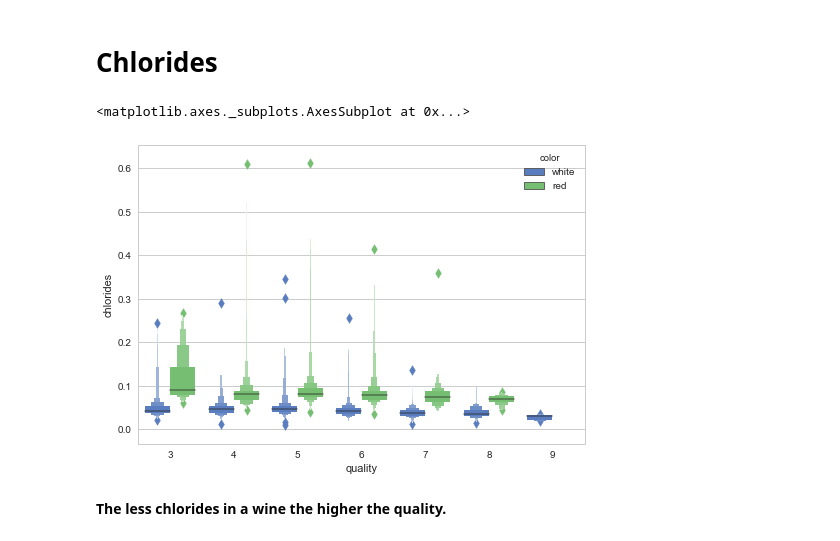
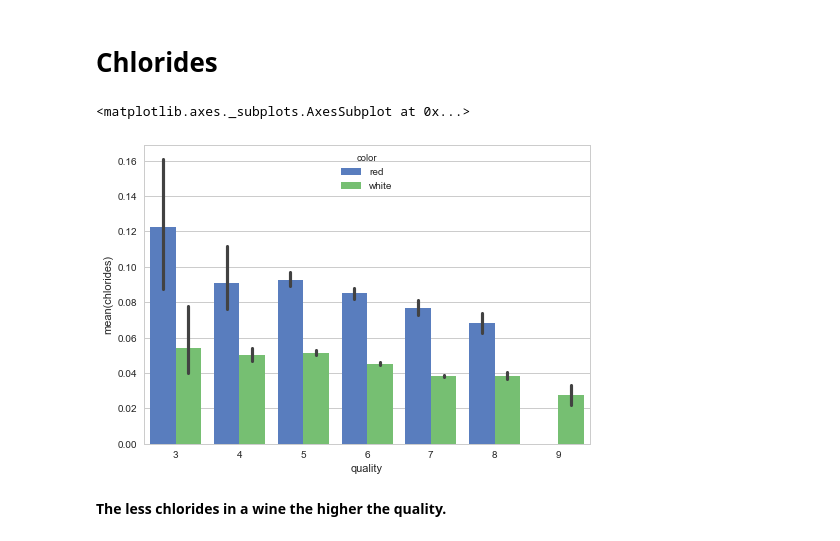
Before and after one commit to simonneutert/wine_quality_data, a Jupyter notebook: Wine Quality Analysis.ipynb, the cells around one changed output. Saved outputs shown, nothing was run; the diff lists cells and outputs as text; code cells hidden in the pictures.

```diff
--- a/Wine Quality Analysis.ipynb
+++ b/Wine Quality Analysis.ipynb
@@ -108,3 +110,8 @@ __no null values in red wine dataframe found__
+# %%
+# this can be crucial :)
+white_wine_df["color"] = white_wine_df["color"].astype("category")
+red_wine_df["color"] = red_wine_df["color"].astype("category")
+wine_df["color"] = wine_df["color"].astype("category")
 # %% [markdown]
 # Means
 # %% [markdown]
@@ -419,10 +426,10 @@ sns.heatmap(heat_table.pivot("quality", "alcohol", "counts"))
 # %% [markdown]
 # Chlorides
 # %%
-sns.lvplot(data=wine_df, hue="color", x="quality", y="chlorides")
+sns.barplot(data=wine_df, hue="color", x="quality", y="chlorides")
 # %% [output]
 <matplotlib.axes._subplots.AxesSubplot at 0x...>
-[figure, old version]
+[figure, new version]
 # %% [markdown]
 __The less chlorides in a wine the higher the quality.__
 # %% [markdown]
```
Also changed, not shown: parts of 10 cells of this notebook, 1 other file.
